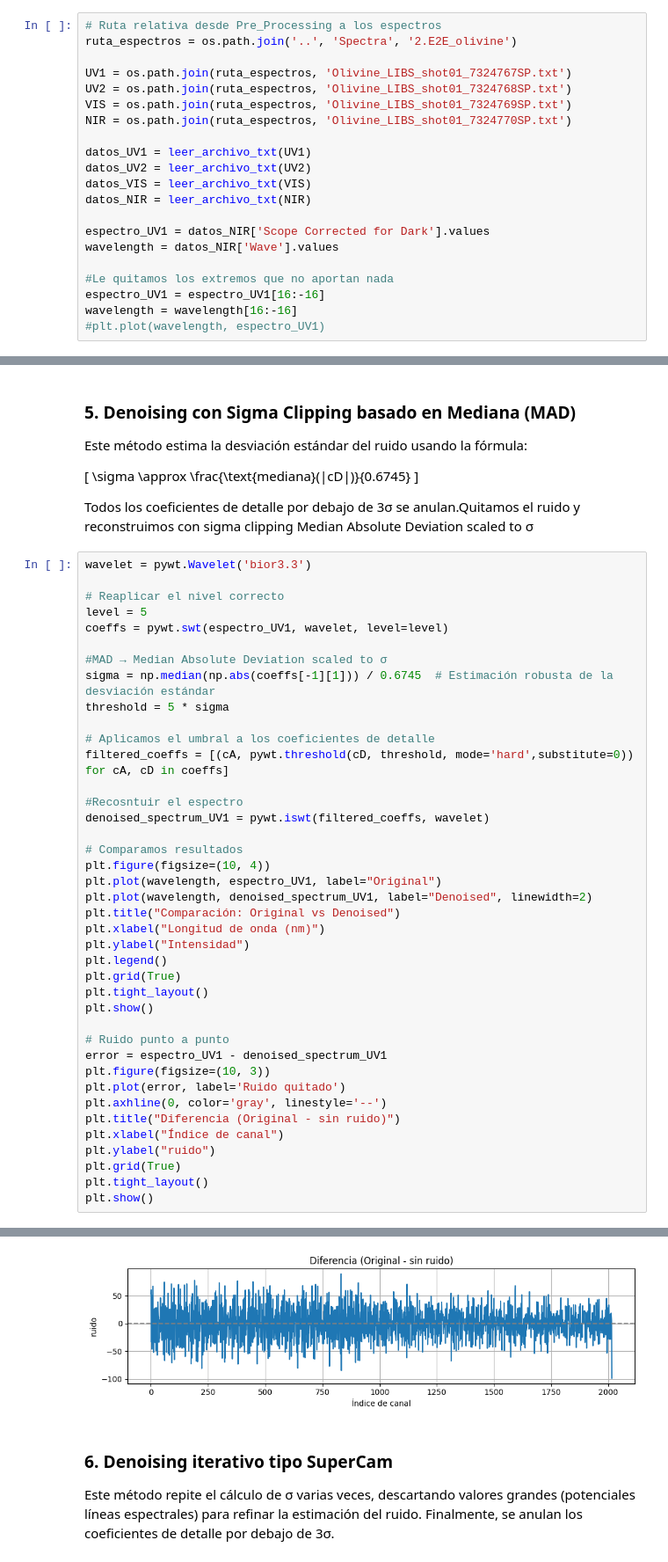
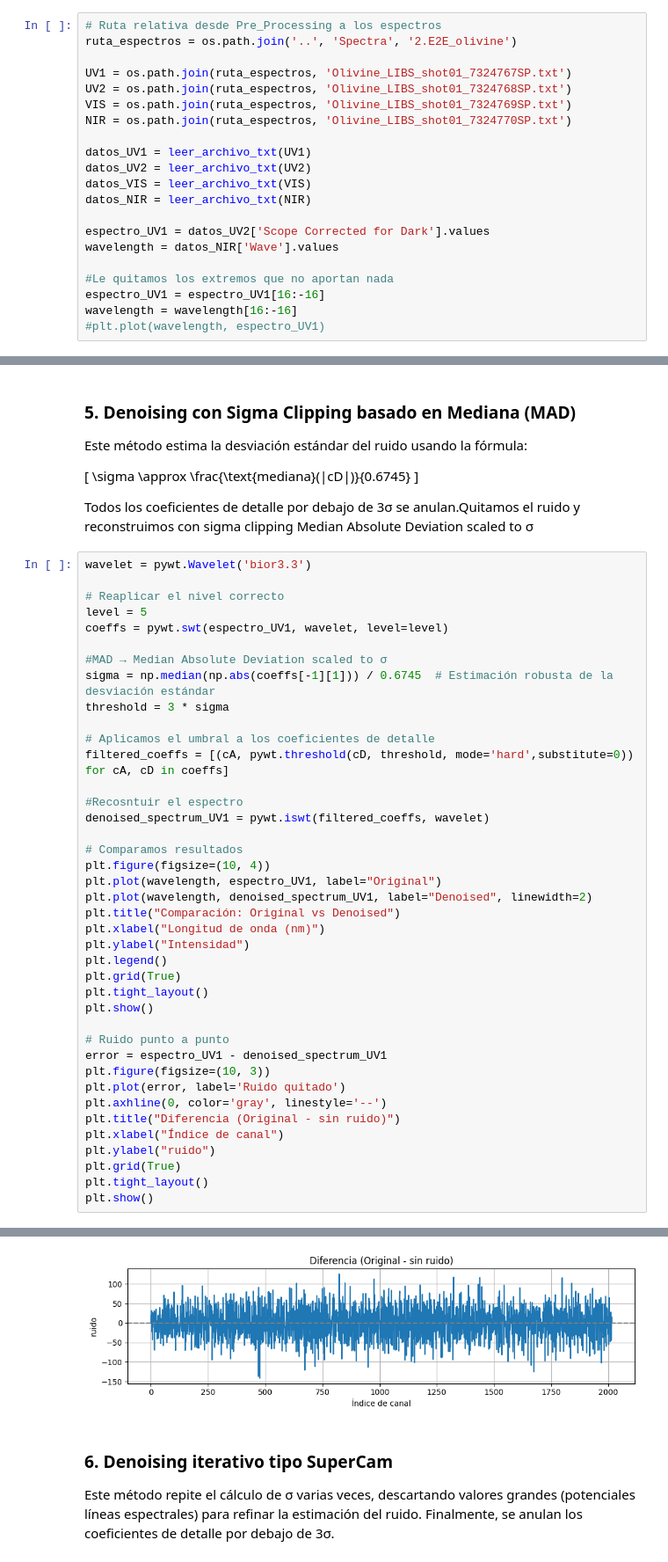
Before and after one commit to elsamoreno/LIBS_QUANTIFICATION_INTA, a Jupyter notebook: Pre_Processing/denoising_uwt.ipynb, the cells around one changed output, grey strips where cells are left out. Shown at 88% size. Saved outputs shown, nothing was run; the diff lists cells and outputs as text.

Commit message:
Pre-Processing
Función completa de preprocesado junto con códigos de prueba. Se añade una función de lectura de archivos y otra para el graficado de espectros

```diff
--- a/Pre_Processing/denoising_uwt.ipynb
+++ b/Pre_Processing/denoising_uwt.ipynb
@@ -58,7 +58,7 @@ datos_UV2 = leer_archivo_txt(UV2)
 datos_VIS = leer_archivo_txt(VIS)
 datos_NIR = leer_archivo_txt(NIR)
 
-espectro_UV1 = datos_NIR['Scope Corrected for Dark'].values
+espectro_UV1 = datos_UV2['Scope Corrected for Dark'].values
 wavelength = datos_NIR['Wave'].values
 
 #Le quitamos los extremos que no aportan nada
@@ -194,7 +194,7 @@ coeffs = pywt.swt(espectro_UV1, wavelet, level=level)
 
 #MAD → Median Absolute Deviation scaled to σ
 sigma = np.median(np.abs(coeffs[-1][1])) / 0.6745  # Estimación robusta de la desviación estándar
-threshold = 5 * sigma
+threshold = 3 * sigma
 
 # Aplicamos el umbral a los coeficientes de detalle
 filtered_coeffs = [(cA, pywt.threshold(cD, threshold, mode='hard',substitute=0)) for cA, cD in coeffs]
@@ -230,4 +230,4 @@ plt.show()
-[figure, old version]
+[figure, new version]
 # %% [markdown]
 ### 6. Denoising iterativo tipo SuperCam
 
```
Also changed, not shown: parts of 3 cells of this notebook, 6 other files.
